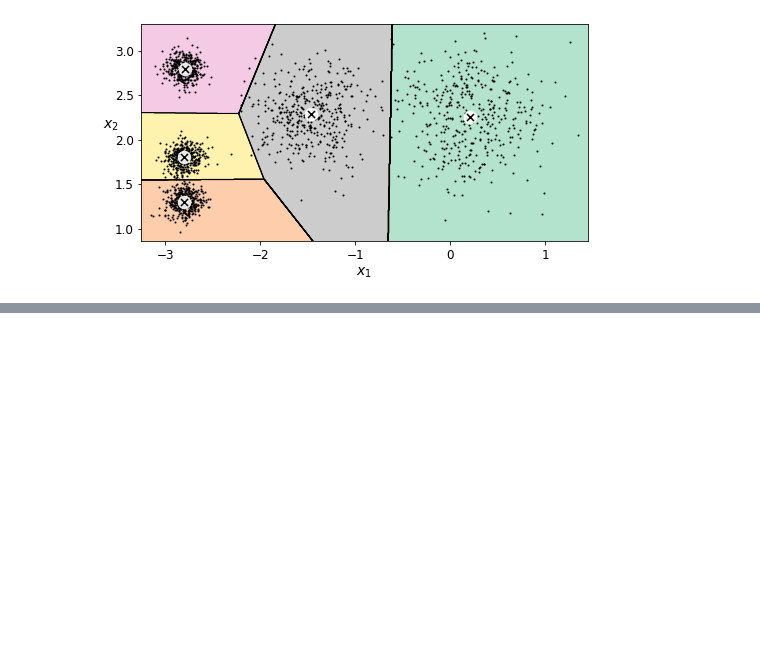
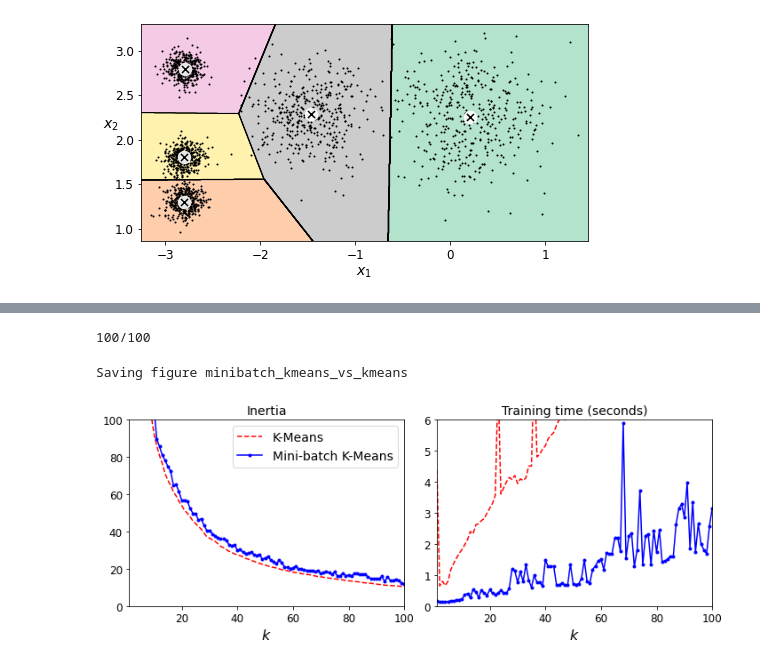
Before and after one commit to rahul263-stack/Hands-on-machine-learning, a Jupyter notebook: UnsupervisedLearningTechniques.ipynb, the cells around one changed output, grey strips where cells are left out. Cells and saved outputs as stored; diff of their text form; code cells hidden in the pictures; blank space fills up the shorter version.

```diff
--- a/UnsupervisedLearningTechniques.ipynb
+++ b/UnsupervisedLearningTechniques.ipynb
@@ -308,0 +312,3 @@ plt.show()
+# %%
+kmeans.fit(X)
+kmeans.inertia_
@@ -308,0 +319,3 @@ plt.show()
+# %%
+minibatch_kmeans = MiniBatchKMeans(n_clusters=5, random_state=42)
+minibatch_kmeans.fit(X)
@@ -308,0 +343,3 @@ plt.show()
+# %%
+def load_next_batch(batch_size):
+    return X[np.random.choice(len(X), batch_size, replace=False)]
@@ -308,0 +387,36 @@ plt.show()
+# %%
+times = np.empty((100, 2))
+inertias = np.empty((100, 2))
+for k in range(1, 101):
+    kmeans_ = KMeans(n_clusters=k, random_state=42)
+    minibatch_kmeans = MiniBatchKMeans(n_clusters=k, random_state=42)
+    print("\r{}/{}".format(k, 100), end="")
+    times[k-1, 0] = timeit("kmeans_.fit(X)", number=10, globals=globals())
+    times[k-1, 1]  = timeit("minibatch_kmeans.fit(X)", number=10, globals=globals())
+    inertias[k-1, 0] = kmeans_.inertia_
+    inertias[k-1, 1] = minibatch_kmeans.inertia_
+# %% [output]
+100/100
+# %%
+plt.figure(figsize=(10,4))
+
+plt.subplot(121)
+plt.plot(range(1, 101), inertias[:, 0], "r--", label="K-Means")
+plt.plot(range(1, 101), inertias[:, 1], "b.-", label="Mini-batch K-Means")
+plt.xlabel("$k$", fontsize=16)
+plt.title("Inertia", fontsize=14)
+plt.legend(fontsize=14)
+plt.axis([1, 100, 0, 100])
+
+plt.subplot(122)
+plt.plot(range(1, 101), times[:, 0], "r--", label="K-Means")
+plt.plot(range(1, 101), times[:, 1], "b.-", label="Mini-batch K-Means")
+plt.xlabel("$k$", fontsize=16)
+plt.title("Training time (seconds)", fontsize=14)
+plt.axis([1, 100, 0, 6])
+
+save_fig("minibatch_kmeans_vs_kmeans")
+plt.show()
+# %% [output]
+Saving figure minibatch_kmeans_vs_kmeans
+[figure, added]
```
Also changed, not shown: parts of 25 cells of this notebook.
